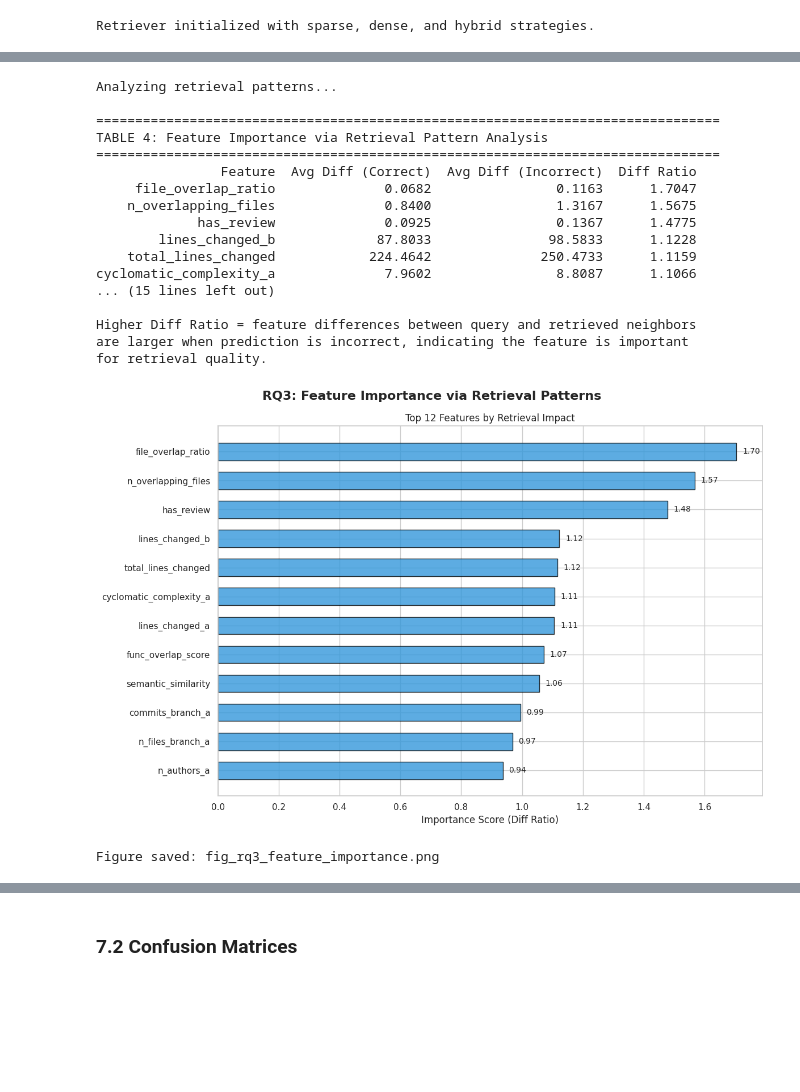
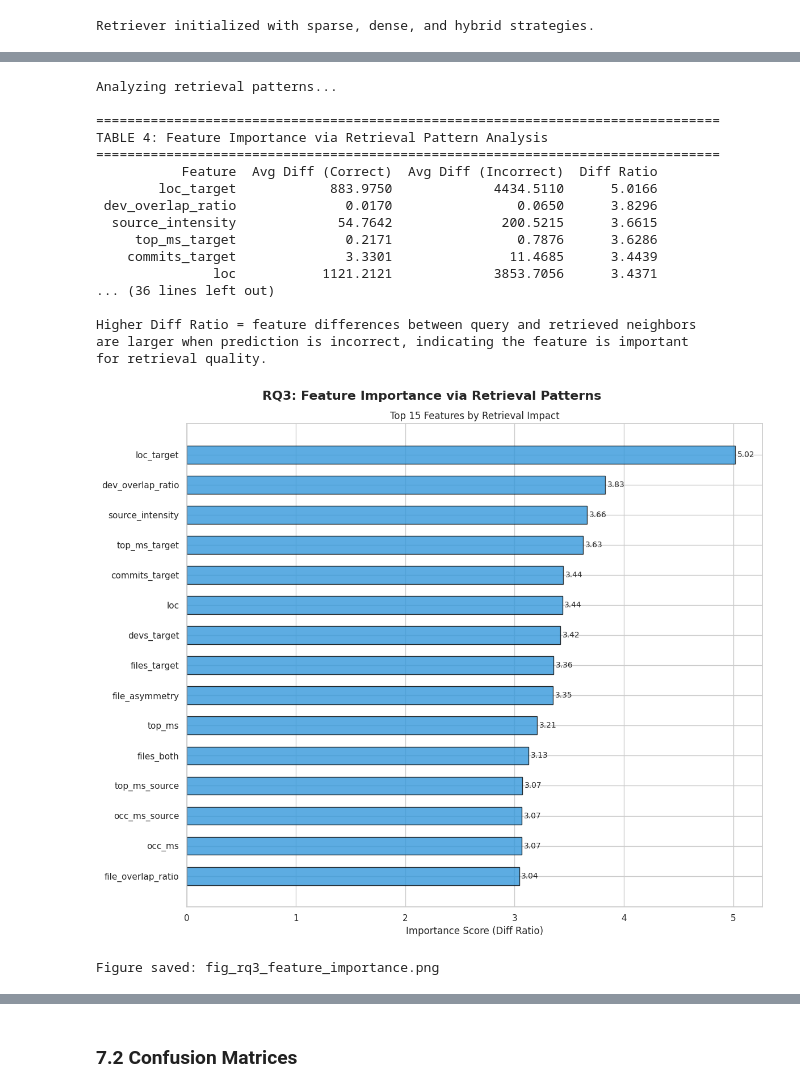
Before and after one commit to Cognition-Partner-Workshops/app_timesheet, a Jupyter notebook: research/merge_conflict_prediction_rag.ipynb, the cells around one changed output, grey strips where cells are left out. Drawn from its saved outputs; the diff is of its cells as text; code cells hidden in the pictures; blank space fills up the shorter version.

```diff
--- a/research/merge_conflict_prediction_rag.ipynb
+++ b/research/merge_conflict_prediction_rag.ipynb
@@ -844,10 +947,9 @@ for ax_idx, metric in enumerate(metrics_to_plot):
         edgecolor='black', linewidth=0.5
     )
     axes[ax_idx].set_title(metric, fontsize=14, fontweight='bold')
-    axes[ax_idx].set_ylim(0, 1.05)
+    axes[ax_idx].set_ylim(0, 1.15)
     axes[ax_idx].set_xticks(range(len(values)))
     axes[ax_idx].set_xticklabels(list(method_colors.keys()), rotation=45, ha='right', fontsize=9)
-    axes[ax_idx].axhline(y=values[-1], color='#1abc9c', linestyle='--', alpha=0.5, linewidth=1)
 
     for bar, val in zip(bars, values):
         axes[ax_idx].text(bar.get_x() + bar.get_width()/2., bar.get_height() + 0.01,
@@ -1014,15 +1126,15 @@ alpha_values = np.arange(0, 1.05, 0.1)
 alpha_results = {'alpha': [], 'f1': [], 'auc': [], 'precision': [], 'recall': []}
 
 print("Evaluating impact of alpha (hybrid weight)...")
-best_k = 10  # Use K=10 from previous experiment
+best_k = 10  # Use K=10
 for alpha in alpha_values:
     predictor = RAGConflictPredictor(retriever, top_k=best_k, strategy='hybrid', alpha=alpha)
-    y_pred, y_score = predictor.predict_batch(X_val, text_val)
-    alpha_results['alpha'].append(alpha)
-    alpha_results['f1'].append(f1_score(y_val, y_pred))
-    alpha_results['auc'].append(roc_auc_score(y_val, y_score))
-    alpha_results['precision'].append(precision_score(y_val, y_pred))
-    alpha_results['recall'].append(recall_score(y_val, y_pred))
+    y_pred, y_score = predictor.predict_batch(X_val_sample, text_val_sample)
+    alpha_results['alpha'].append(round(alpha, 1))
+    alpha_results['f1'].append(f1_score(y_val_sample, y_pred, zero_division=0))
+    alpha_results['auc'].append(roc_auc_score(y_val_sample, y_score))
+    alpha_results['precision'].append(precision_score(y_val_sample, y_pred, zero_division=0))
+    alpha_results['recall'].append(recall_score(y_val_sample, y_pred, zero_division=0))
     print(f"  alpha={alpha:.1f}: F1={alpha_results['f1'][-1]:.4f}, AUC={alpha_results['auc'][-1]:.4f}")
 
 print("Done.")
@@ -1184,8 +1302,6 @@ Average similarity: 0.698
 # %%
 # Explanation faithfulness analysis
-# Measure if retrieved neighbors' labels correlate with prediction outcomes
-
-def compute_explanation_metrics(predictor, X, text, y_true, n_samples=200):
+def compute_explanation_metrics(predictor, X, text, y_true, n_samples=500):
     """Compute explanation quality metrics."""
     rng = np.random.default_rng(42)
     sample_idx = rng.choice(len(X), min(n_samples, len(X)), replace=False)
@@ -1209,10 +1325,10 @@ def compute_explanation_metrics(predictor, X, text, y_true, n_samples=200):
         faithfulness_scores.append(faith)
 
         # Coverage: How diverse are the retrieved neighbors?
-        unique_descriptions = len(set(r['description'][:50] for r in retrieved))
+        unique_descriptions = len(set(r['description'][:80] for r in retrieved))
         coverage_scores.append(unique_descriptions / len(retrieved))
 
-        # Neighbor agreement: What fraction of neighbors agree with the prediction?
+        # Neighbor agreement
         agreement = sum(1 for r in retrieved if r['label'] == pred) / len(retrieved)
         neighbor_agreement.append(agreement)
 
@@ -1233,7 +1349,7 @@ def compute_explanation_metrics(predictor, X, text, y_true, n_samples=200):
 
 
 print("Computing explanation quality metrics...")
-expl_metrics = compute_explanation_metrics(rag_best, X_test, text_test, y_test, n_samples=200)
+expl_metrics = compute_explanation_metrics(rag_best, X_test_rag, text_test_rag, y_test_rag, n_samples=500)
 
 print(f"\n{'='*60}")
 print("TABLE 3: Explanation Quality Metrics")
@@ -1314,7 +1430,7 @@ print("Figure saved: fig_rq3_explanation_quality.png")
 Figure saved: fig_rq3_explanation_quality.png
 # %%
 # Feature importance analysis via retrieval pattern mining
-def analyze_retrieval_patterns(predictor, X, text, y_true, feature_names, n_samples=300):
+def analyze_retrieval_patterns(predictor, X, text, y_true, feature_names, n_samples=500):
     """Analyze which features drive retrieval similarity."""
     rng = np.random.default_rng(42)
     sample_idx = rng.choice(len(X), min(n_samples, len(X)), replace=False)
@@ -1326,7 +1442,6 @@ def analyze_retrieval_patterns(predictor, X, text, y_true, feature_names, n_samp
         result = predictor.predict_single(X[i], text[i])
         is_correct = result['prediction'] == y_true[i]
 
-        # Compute avg feature difference between query and retrieved neighbors
         for retrieved in result['retrieved'][:5]:  # Top 5
             kb_entry = predictor.retriever.kb.get_entry(retrieved['index'])
             for f_idx, f_name in enumerate(feature_names):
@@ -1341,14 +1456,14 @@ def analyze_retrieval_patterns(predictor, X, text, y_true, feature_names, n_samp
 
 print("Analyzing retrieval patterns...")
 diffs_correct, diffs_incorrect = analyze_retrieval_patterns(
-    rag_best, X_test, text_test, y_test, feature_cols, n_samples=300
+    rag_best, X_test_rag, text_test_rag, y_test_rag, feature_cols, n_samples=500
 )
 
 # Compare average feature differences for correct vs incorrect predictions
 feature_analysis = pd.DataFrame({
     'Feature': feature_cols,
-    'Avg Diff (Correct)': [np.mean(diffs_correct[f]) for f in feature_cols],
-    'Avg Diff (Incorrect)': [np.mean(diffs_incorrect.get(f, [0])) for f in feature_cols],
+    'Avg Diff (Correct)': [np.mean(diffs_correct[f]) if diffs_correct[f] else 0 for f in feature_cols],
+    'Avg Diff (Incorrect)': [np.mean(diffs_incorrect[f]) if diffs_incorrect[f] else 0 for f in feature_cols],
 })
 feature_analysis['Diff Ratio'] = (
     feature_analysis['Avg Diff (Incorrect)'] /
@@ -1370,44 +1485,44 @@ Analyzing retrieval patterns...
 ================================================================================
 TABLE 4: Feature Importance via Retrieval Pattern Analysis
 ================================================================================
-                Feature  Avg Diff (Correct)  Avg Diff (Incorrect)  Diff Ratio
-     file_overlap_ratio              0.0682                0.1163      1.7047
-    n_overlapping_files              0.8400                1.3167      1.5675
-             has_review              0.0925                0.1367      1.4775
-        lines_changed_b             87.8033               98.5833      1.1228
-    total_lines_changed            224.4642              250.4733      1.1159
-cyclomatic_complexity_a              7.9602                8.8087      1.1066
-... (15 lines left out)
+           Feature  Avg Diff (Correct)  Avg Diff (Incorrect)  Diff Ratio
+        loc_target            883.9750             4434.5110      5.0166
+ dev_overlap_ratio              0.0170                0.0650      3.8296
+  source_intensity             54.7642              200.5215      3.6615
+     top_ms_target              0.2171                0.7876      3.6286
+    commits_target              3.3301               11.4685      3.4439
+               loc           1121.2121             3853.7056      3.4371
+... (36 lines left out)
 
 Higher Diff Ratio = feature differences between query and retrieved neighbors
 are larger when prediction is incorrect, indicating the feature is important
 for retrieval quality.
 # %%
 # Visualization: Feature importance
-fig, ax = plt.subplots(figsize=(12, 8))
+fig, ax = plt.subplots(figsize=(12, 10))
 fig.suptitle("RQ3: Feature Importance via Retrieval Patterns", fontsize=16, fontweight='bold')
 
-top_n = 12
+top_n = 15
 top_features = feature_analysis.head(top_n)
 
 y_pos = range(len(top_features))
 ax.barh(y_pos, top_features['Diff Ratio'].values, color='#3498db',
         edgecolor='black', alpha=0.8, height=0.6)
 ax.set_yticks(y_pos)
 ax.set_yticklabels(top_features['Feature'].values)
 ax.set_xlabel('Importance Score (Diff Ratio)')
 ax.set_title(f'Top {top_n} Features by Retrieval Impact')
 ax.invert_yaxis()
 
-for i, (val, feat) in enumerate(zip(top_features['Diff Ratio'].values, top_features['Feature'].values)):
+for i, val in enumerate(top_features['Diff Ratio'].values):
     ax.text(val + 0.02, i, f'{val:.2f}', va='center', fontsize=10)
 
 plt.tight_layout()
 plt.savefig('fig_rq3_feature_importance.png', dpi=150, bbox_inches='tight')
 plt.show()
 print("Figure saved: fig_rq3_feature_importance.png")
 # %% [output]
-[figure, old version]
+[figure, new version]
 Figure saved: fig_rq3_feature_importance.png
 # %% [markdown]
 #### RQ3 Answer
```
Also changed, not shown: parts of 56 cells of this notebook, 2 other files.
